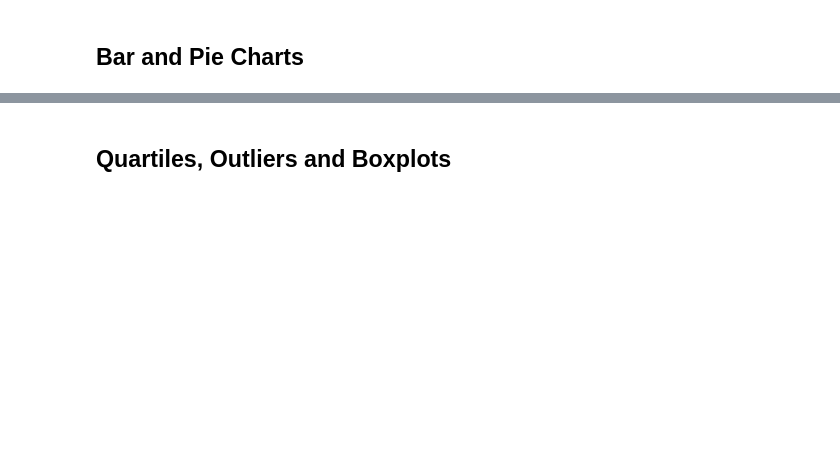
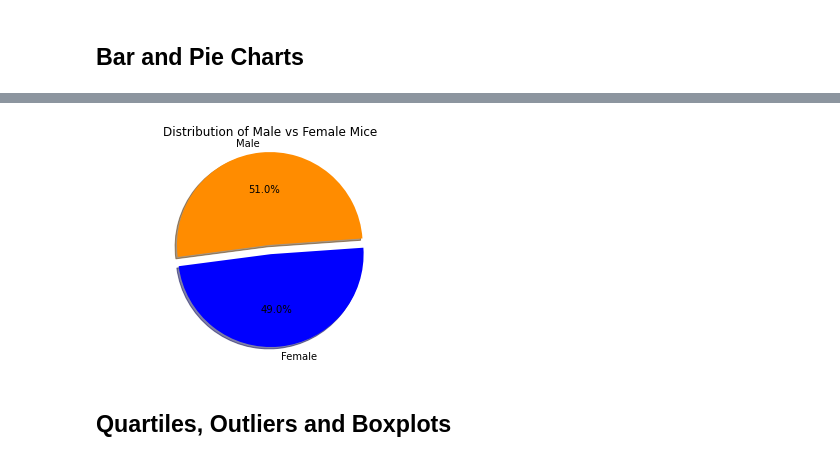
Before and after one commit to dhpark767/Matplotlib_challenge, a Jupyter notebook: Pymaceuticals/pymaceuticals_starter.ipynb, the cells around one changed output, grey strips where cells are left out. Saved outputs shown, nothing was run; the diff lists cells and outputs as text; code cells hidden in the pictures; blank space fills up the shorter version.

```diff
--- a/Pymaceuticals/pymaceuticals_starter.ipynb
+++ b/Pymaceuticals/pymaceuticals_starter.ipynb
@@ -106,2 +161,26 @@ clean_mouse_df.head()
+# %%
+# Generate a pie plot showing the distribution of female versus male mice using pyplot
+gender = clean_mouse_df["Sex"].value_counts()
+
+# Labels(male and female)
+labels = ["Male", "Female"]
+
+# Colors of pies
+colors = ["darkorange", "blue"]
+
+
+# Define each section
+explode = (0.1, 0)
+
+# Direct matplotlib to create a pie chart based upon the above data
+plt.pie(gender, explode = explode, labels=labels, colors=colors, autopct="%1.1f%%",
+        shadow = True, startangle = 364)
+plt.axis("equal")
+plt.title("Distribution of Male vs Female Mice")
+
+# Generate pie plot
+plt.show()
+# %% [output]
+[figure, added]
 # %% [markdown]
 ## Quartiles, Outliers and Boxplots
```
Also changed, not shown: parts of 21 cells of this notebook.
